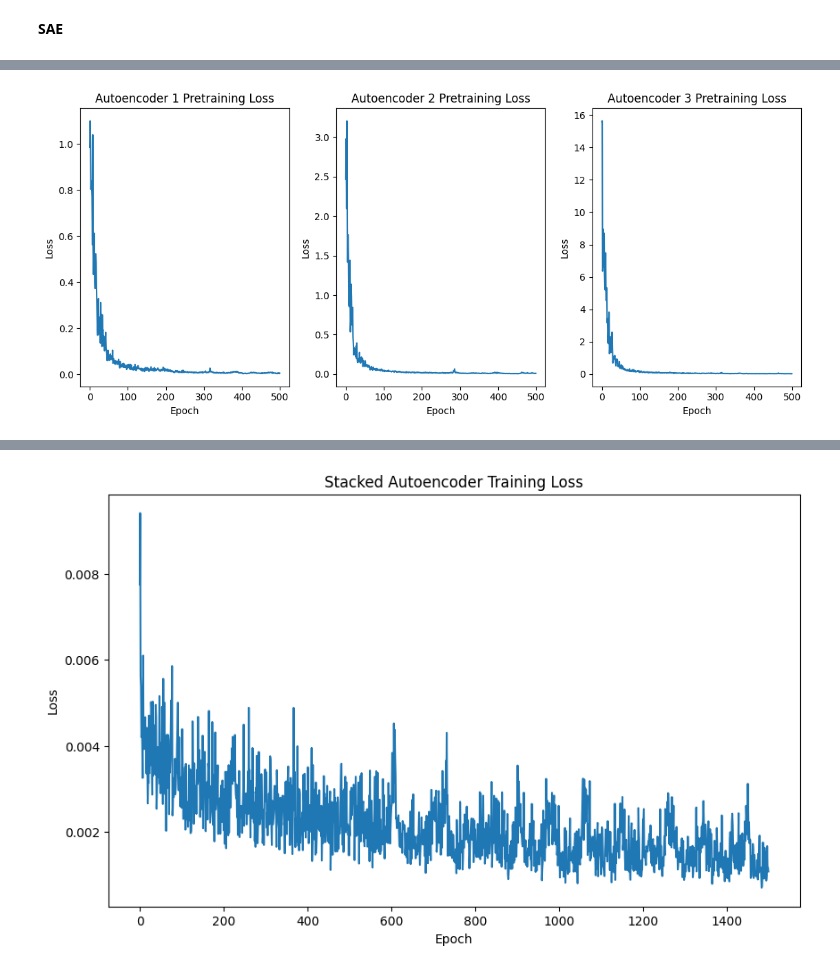
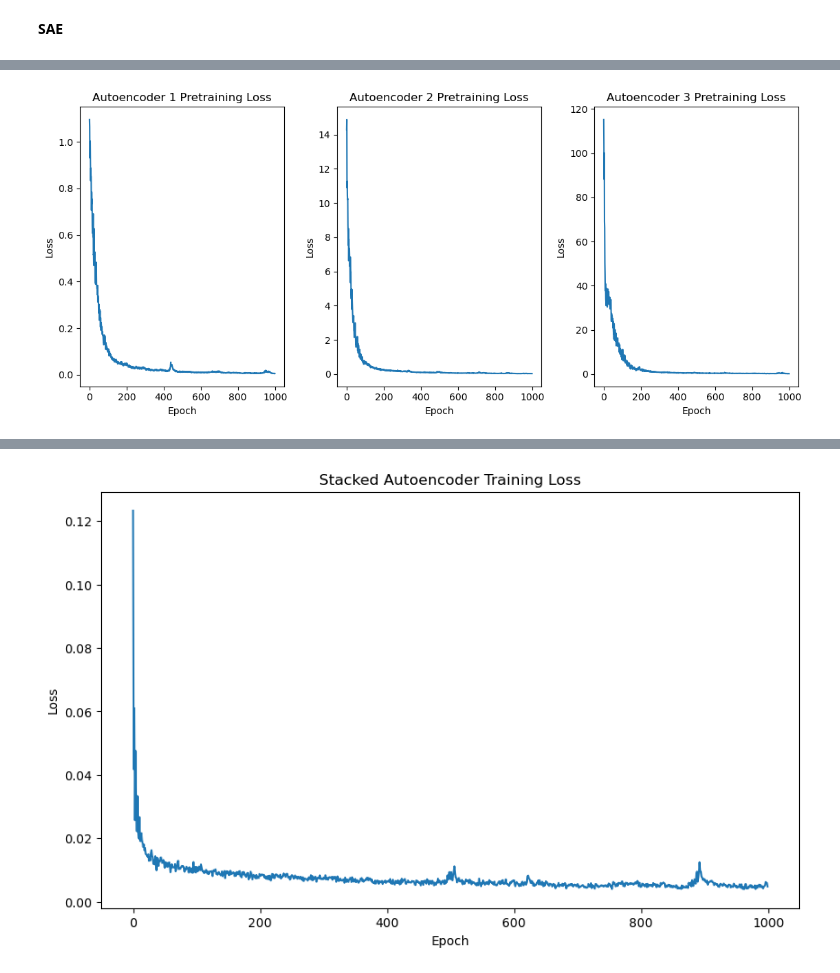
Before and after one commit to ZPRRR2004/CS182_Final_Project, a Jupyter notebook: Dimensional_Reduction.ipynb, the cells around one changed output, grey strips where cells are left out. Cells and saved outputs as stored; diff of their text form; code cells hidden in the pictures.

```diff
--- a/Dimensional_Reduction.ipynb
+++ b/Dimensional_Reduction.ipynb
@@ -180,7 +180,7 @@ class StackedAutoencoder(nn.Module):
 
         return decoded, encoded_features
 
-encoding_dims = [128, 64, 32]  # Progressive reduction in dimensions
+encoding_dims = [256,128,32]  # Progressive reduction in dimensions
 
 model = StackedAutoencoder(X_scaled.shape[1], encoding_dims)
 criterion = nn.MSELoss()
@@ -193,7 +193,7 @@ for i, autoencoder in enumerate(model.autoencoders):
     print(f"\nPretraining autoencoder {i+1}")
     optimizer = optim.Adam(autoencoder.parameters(), lr=0.001)
 
-    pretrain_epochs = 500
+    pretrain_epochs = 1000
     losses = []  # Store losses for the current autoencoder
     for epoch in range(pretrain_epochs):
         for data, _ in dataloader:
@@ -232,7 +232,7 @@ print("\nFine-tuning complete model...")
 optimizer = optim.Adam(model.parameters(), lr=0.0001)
 
 # Training loop
-num_epochs = 1500
+num_epochs = 1000
 losses = []
 
 for epoch in range(num_epochs):
@@ -287,2 +287,2 @@ Epoch [500/500], Loss: 0.0143
-[figure, old version]
+[figure, new version]
 Fine-tuning complete model...
@@ -305 +305 @@ Epoch [1500/1500], Loss: 0.0011
-[figure, old version]
+[figure, new version]
```
Also changed, not shown: parts of 1 cell of this notebook, 7 other files.
